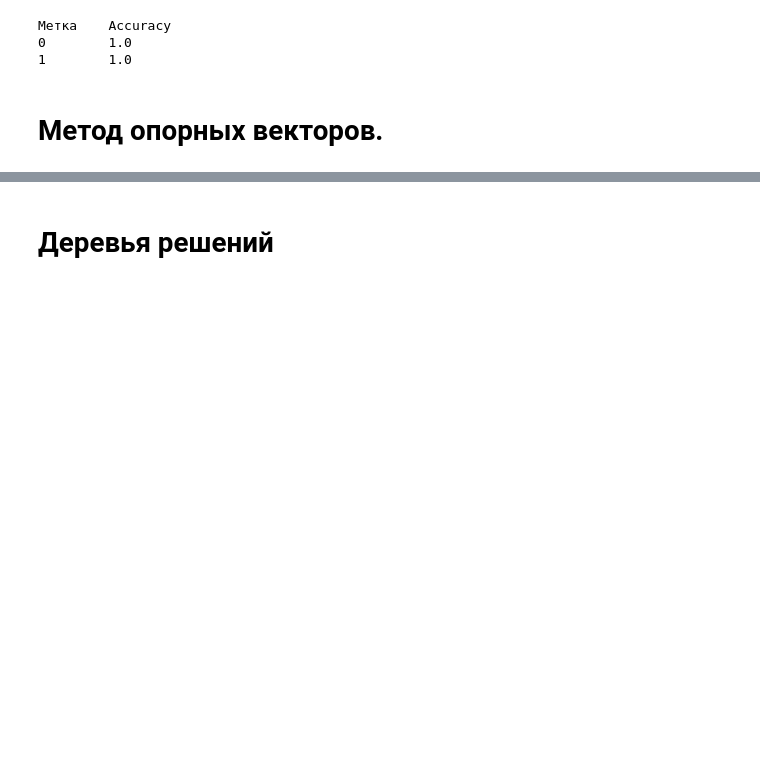
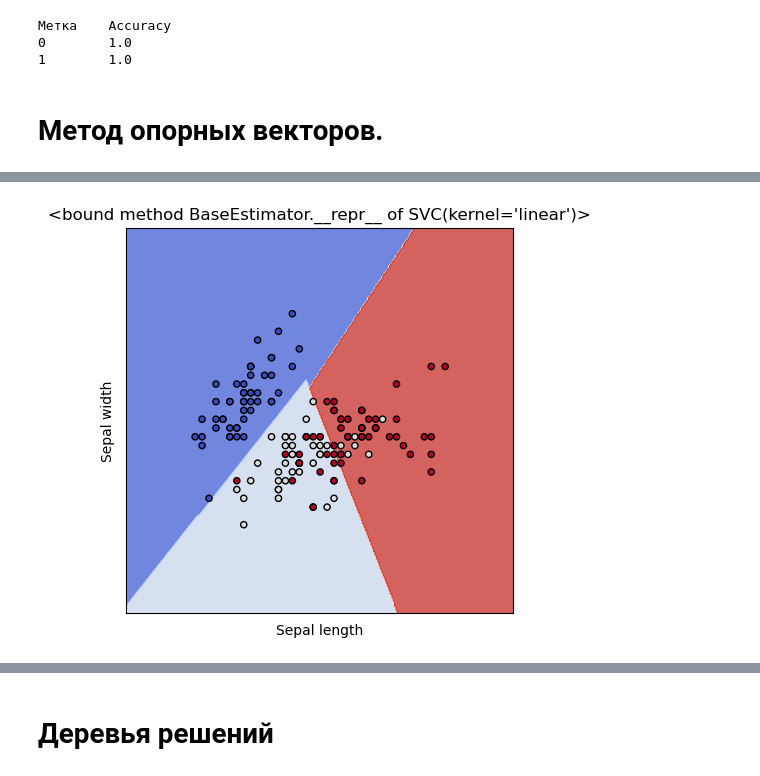
Before and after one commit to KZLZG/TML, a Jupyter notebook: Lab4/lab-4.ipynb, the cells around one changed output, grey strips where cells are left out. Cells and saved outputs as stored; diff of their text form; code cells hidden in the pictures; blank space fills up the shorter version.

```diff
--- a/Lab4/lab-4.ipynb
+++ b/Lab4/lab-4.ipynb
@@ -567,0 +640,4 @@ print_accuracy_score_for_classes(iris_y_test, pred_iris_y_test)
+# %%
+plot_cl(SVC(kernel='linear', C=1.0))
+# %% [output]
+[figure, added]
```
Also changed, not shown: parts of 25 cells of this notebook.
